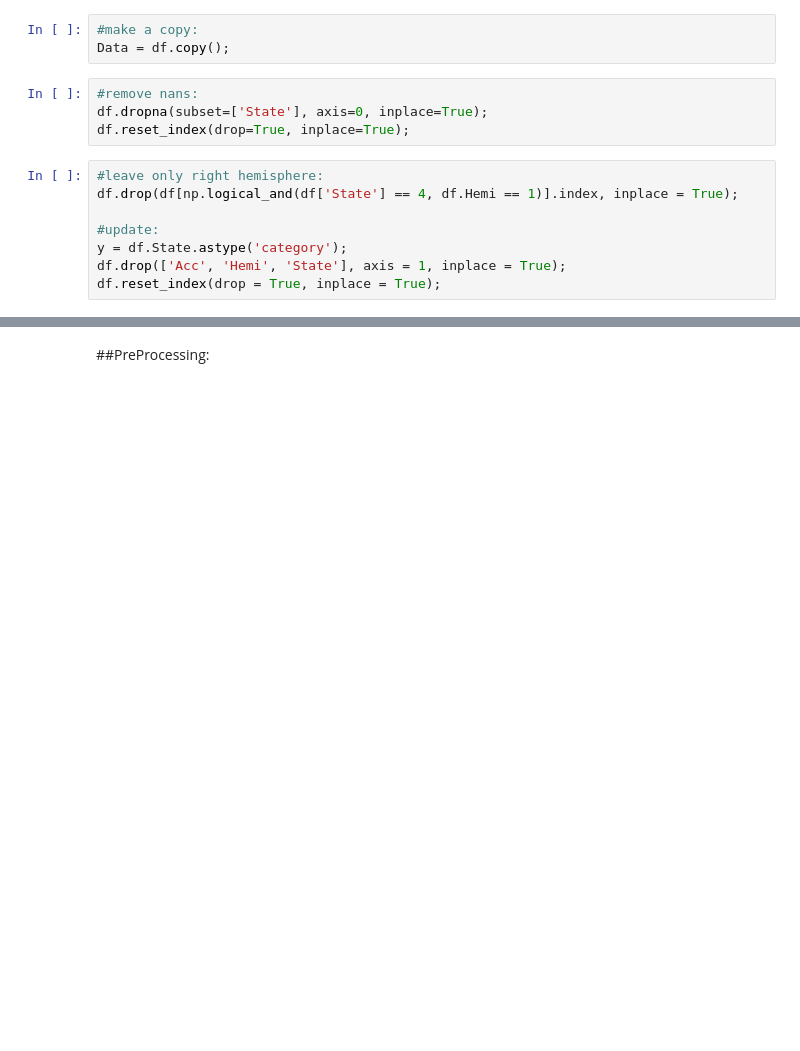
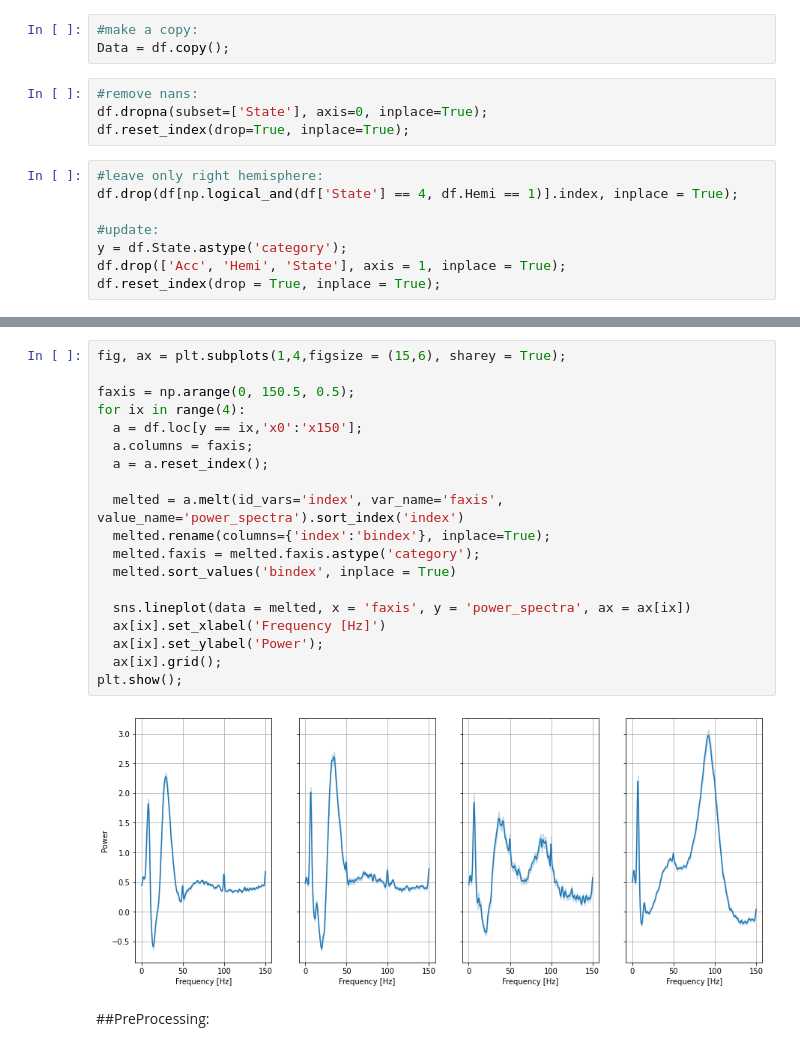
Before and after one commit to Barryjuait/Barryjuait, a Jupyter notebook: Dysk_MLP.ipynb, the cells around one changed output, grey strips where cells are left out. Saved outputs shown, nothing was run; the diff lists cells and outputs as text; blank space fills up the shorter version.

```diff
--- a/Dysk_MLP.ipynb
+++ b/Dysk_MLP.ipynb
@@ -95,3 +98,24 @@ df.reset_index(drop = True, inplace = True);
+# %%
+fig, ax = plt.subplots(1,4,figsize = (15,6), sharey = True);
+
+faxis = np.arange(0, 150.5, 0.5);
+for ix in range(4):
+  a = df.loc[y == ix,'x0':'x150'];
+  a.columns = faxis;
+  a = a.reset_index();
+
+  melted = a.melt(id_vars='index', var_name='faxis', value_name='power_spectra').sort_index('index')
+  melted.rename(columns={'index':'bindex'}, inplace=True);
+  melted.faxis = melted.faxis.astype('category');
+  melted.sort_values('bindex', inplace = True)
+
+  sns.lineplot(data = melted, x = 'faxis', y = 'power_spectra', ax = ax[ix])
+  ax[ix].set_xlabel('Frequency [Hz]')
+  ax[ix].set_ylabel('Power');
+  ax[ix].grid();
+plt.show();
+# %% [output]
+[figure, added]
 # %% [markdown]
 ##PreProcessing:
 # %%
```
Also changed, not shown: parts of 18 cells of this notebook.
